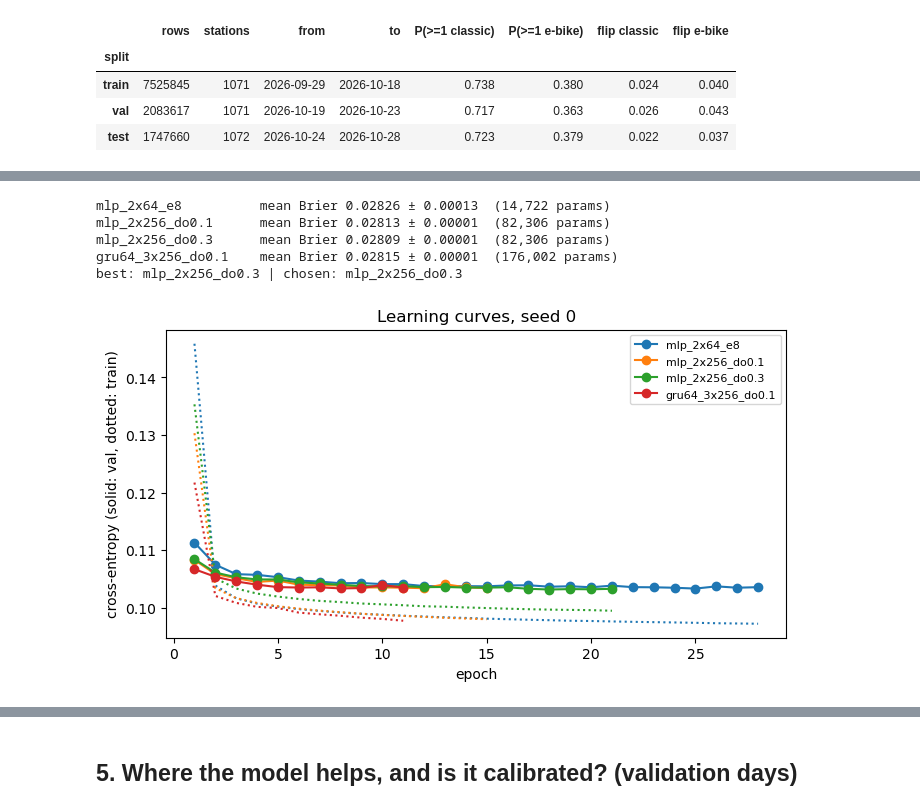
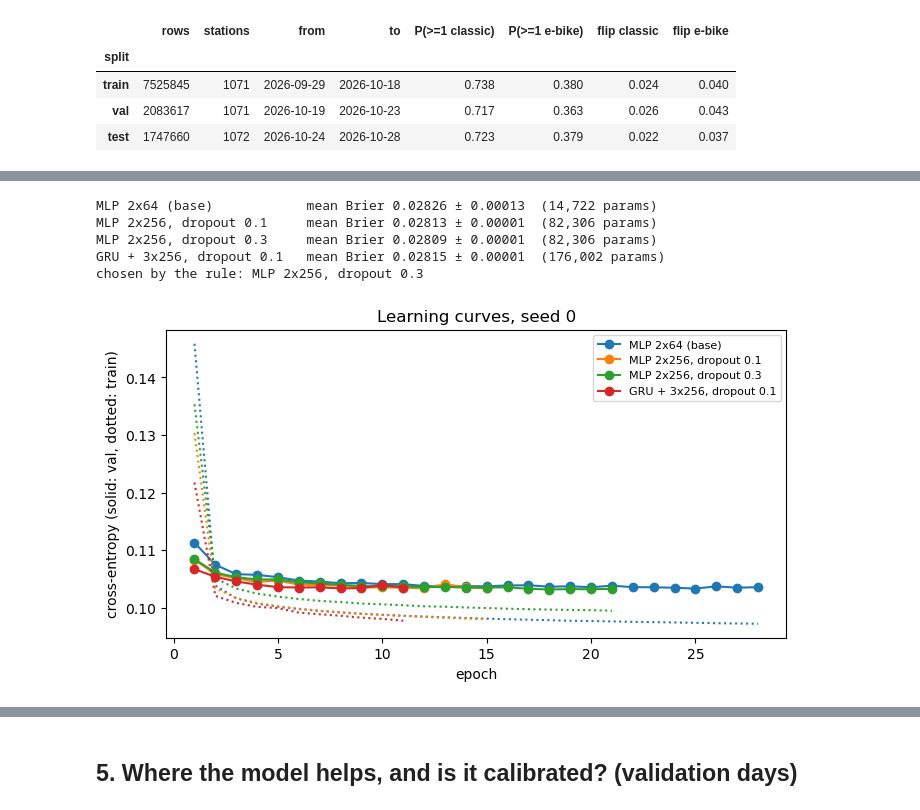
Before and after one commit to zweaung1014/mie1517_ebike_prediction, a Jupyter notebook: model_search_owen_2026-11-12/notebooks/progress_report_prob.ipynb, the cells around one changed output, grey strips where cells are left out. Drawn from its saved outputs; the diff is of its cells as text; code cells hidden in the pictures.

Commit message:
Model search package: probability work after the reviews (inputs, test-read wording, method cells, station-hour reference, checks)
Co-Authored-By: Claude Opus 5.5 <noreply@anthropic.com>

```diff
--- a/model_search_owen_2026-11-12/notebooks/progress_report_prob.ipynb
+++ b/model_search_owen_2026-11-12/notebooks/progress_report_prob.ipynb
@@ -14,5 +14,5 @@ Blue text marked [Dn] is a draft; red text marked [Cn] is a claim still to be ch
 # %%
-import json, subprocess, sys
+import json
 from pathlib import Path
 import numpy as np
 import pandas as pd
@@ -20,20 +20,14 @@ import matplotlib.pyplot as plt
 from IPython.display import Image, display
 
 ROOT = Path.cwd().parent if Path.cwd().name == "notebooks" else Path.cwd()
-sys.path.insert(0, str(ROOT / "src"))
 T, F = ROOT / "reports" / "tables", ROOT / "reports" / "figures"
 pd.set_option("display.width", 100)
-pd.set_option("display.precision", 3)
-
-RERUN = False  # True: rerun the val scripts (about 1 h); the test score is never rerun
-if RERUN:
-    py = sys.executable
-    for args in [["test_score_prob.py"],
-                 ["46_prob_search.py", "--logreg", "--lgbm"],
-                 ["46_prob_search.py", "--run", "mlp_2x64_e8", "mlp_2x256_do0.1",
-                  "mlp_2x256_do0.3", "gru64_3x256_do0.1"],
-                 ["47_prob_report.py"]]:
-        subprocess.run([py, *args], cwd=ROOT / "src", check=True)
+LABEL = {"persistence": "persistence", "calibrated persistence": "calibrated persistence",
+         "station-hour persistence": "station-hour look-up", "climatology": "climatology",
+         "logreg": "logistic regression", "lgbm": "LightGBM",
+         "mlp_2x64_e8": "MLP 2x64 (base)", "mlp_2x256_do0.1": "MLP 2x256, dropout 0.1",
+         "mlp_2x256_do0.3": "MLP 2x256, dropout 0.3",
+         "gru64_3x256_do0.1": "GRU + 3x256, dropout 0.1"}
 # %% [markdown]
 ## 1. Data collected
 
@@ -84,6 +90,0 @@ Three references, all fitted on the training days only (`src/score_prob.py`, che
-# %%
-r = subprocess.run([sys.executable, "test_score_prob.py"], cwd=ROOT / "src",
-                   capture_output=True, text=True)
-lines = r.stdout.splitlines()
-print(f"{sum(l.startswith('ok') for l in lines)} toy checks ok, "
-      f"{sum(l.startswith('FAIL') for l in lines)} failed")
@@ -99,9 +144,0 @@ improvement (`src/46_prob_search.py`).
-# %%
-import importlib
-ms = importlib.import_module("37_model_search")
-runs = pd.read_csv(T / "prob_runs.csv")
-r = runs[runs.name == "mlp_2x256_do0.3"].sort_values("seed")
-net = ms.Net(ms.config_by_name("mlp_2x256_do0.3"), 20, 1071)  # 1,071 train stations (+1 unknown row)
-print(net)
-print(f"{sum(p.numel() for p in net.parameters()):,} parameters; "
-      f"best epochs {[int(e) for e in r.best_epoch]} (seeds {list(r.seed)})")
@@ -160,27 +253,27 @@ Validation BSS against calibrated persistence, all rows (mean ± sd over 3 seeds
 # %%
 ch = json.loads((T / "prob_choice.json").read_text())
 for n, r in ch["nets"].items():
-    print(f"{n:20s} mean Brier {r['mean_brier']:.5f} ± {r['sd_brier']:.5f}"
+    print(f"{LABEL[n]:26s} mean Brier {r['mean_brier']:.5f} ± {r['sd_brier']:.5f}"
           f"  ({r['n_params']:,} params)")
-print("best:", ch["best"], "| chosen:", ch["chosen"])
+print("chosen by the rule:", LABEL[ch["chosen"]])
 # %% [output]
-mlp_2x64_e8          mean Brier 0.02826 ± 0.00013  (14,722 params)
-mlp_2x256_do0.1      mean Brier 0.02813 ± 0.00001  (82,306 params)
-mlp_2x256_do0.3      mean Brier 0.02809 ± 0.00001  (82,306 params)
-gru64_3x256_do0.1    mean Brier 0.02815 ± 0.00001  (176,002 params)
-best: mlp_2x256_do0.3 | chosen: mlp_2x256_do0.3
+MLP 2x64 (base)            mean Brier 0.02826 ± 0.00013  (14,722 params)
+MLP 2x256, dropout 0.1     mean Brier 0.02813 ± 0.00001  (82,306 params)
+MLP 2x256, dropout 0.3     mean Brier 0.02809 ± 0.00001  (82,306 params)
+GRU + 3x256, dropout 0.1   mean Brier 0.02815 ± 0.00001  (176,002 params)
+chosen by the rule: MLP 2x256, dropout 0.3
 # %%
 cur = pd.read_csv(T / "prob_curves.csv")
 fig, ax = plt.subplots(figsize=(8, 4))
 for n, c in zip(["mlp_2x64_e8", "mlp_2x256_do0.1", "mlp_2x256_do0.3",
                  "gru64_3x256_do0.1"], ["C0", "C1", "C2", "C3"]):
     g = cur[cur.run_id == f"p_{n}_seed0"]
-    ax.plot(g.epoch, g.val_bce, "o-", color=c, label=n)
+    ax.plot(g.epoch, g.val_bce, "o-", color=c, label=LABEL[n])
     ax.plot(g.epoch, g.train_bce, ":", color=c)
 ax.set_xlabel("epoch")
 ax.set_ylabel("cross-entropy (solid: val, dotted: train)")
 ax.set_title("Learning curves, seed 0")
 ax.legend(fontsize=8)
 plt.show()
 # %% [output]
-[figure, old version]
+[figure, new version]
```
Also changed, not shown: parts of 38 cells of this notebook, 25 other files.
